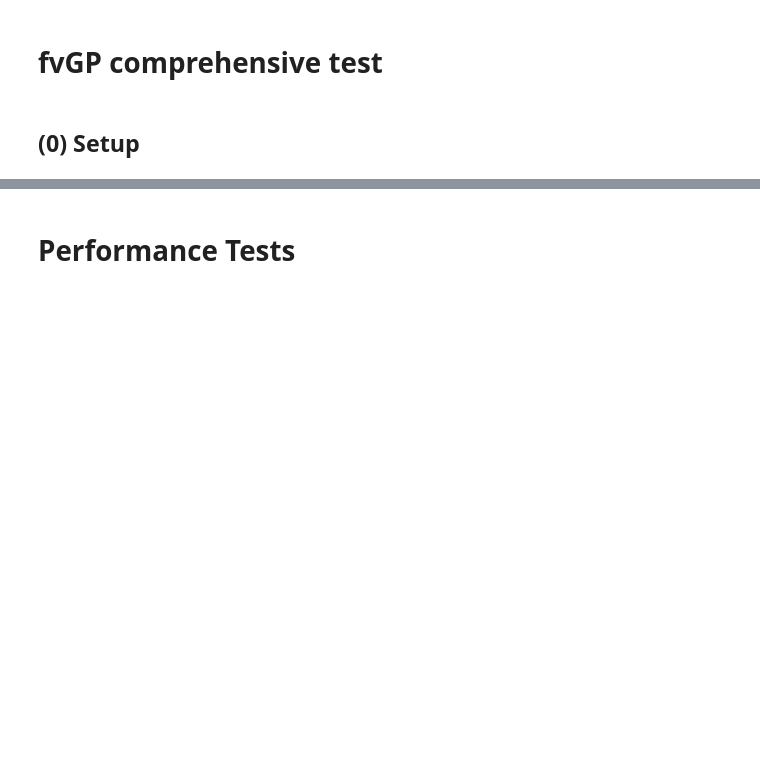
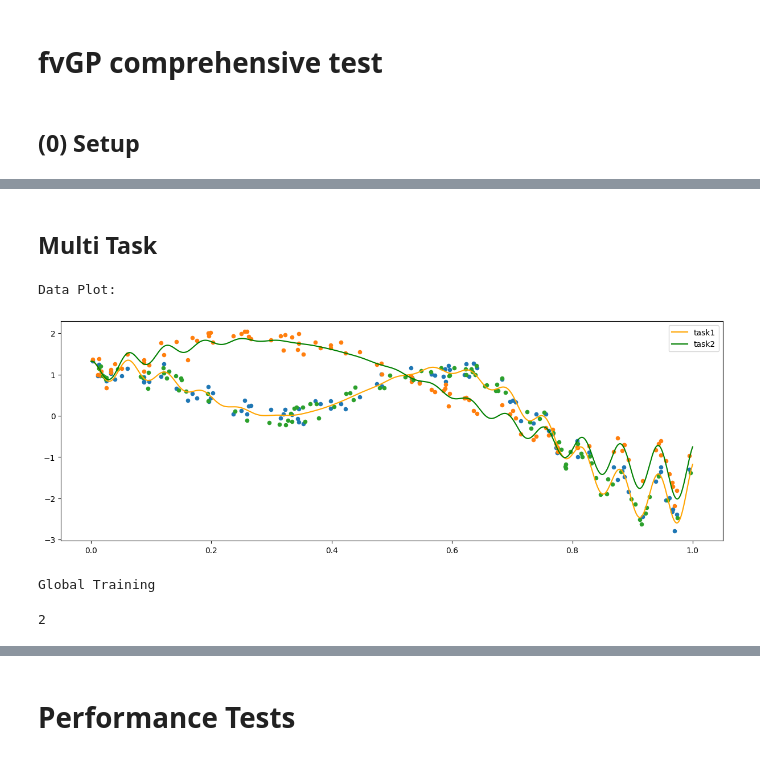
Before and after one commit to lbl-camera/fvGP, a Jupyter notebook: examples/ComprehensiveTest.ipynb, the cells around one changed output, grey strips where cells are left out. Cells and saved outputs as stored; diff of their text form; code cells hidden in the pictures; blank space fills up the shorter version.

```diff
--- a/examples/ComprehensiveTest.ipynb
+++ b/examples/ComprehensiveTest.ipynb
@@ -100,7 +104,7 @@ analytical      :  [ -0.92787586 -28.06010101 -89.44595469   0.30414188]
 # %%
-my_gp1.train(np.array([[0.001,10.],[0.001,10.]]), method='hgdl')
+my_gp1.train(hps_bounds, method='hgdl')
 # %%
-opt_obj = my_gp1.train_async(np.array([[0.001,10.],[0.001,10.]]))
+opt_obj = my_gp1.train_async(hps_bounds)
 # %%
 my_gp1.update_hyperparameters(opt_obj)
 for entry in opt_obj.optima.list:
@@ -126,3 +133,68 @@ print("error: ", np.sum(f1(x)-mean1)**2 / len(mean1))
 # %%
 my_gp1.stop_training(opt_obj)
 my_gp1.kill_training(opt_obj)
+# %% [markdown]
+## Multi Task
+# %%
+from fvgp.fvgp import fvGP
+
+x = np.linspace(0,1,1000)
+def f1(x):
+    return np.sin(5. * x) + np.cos(10. * x) + (2.* (x-0.4)**2) * np.cos(100. * x)
+
+def f2(x):
+    return np.sin(5. * x) + np.cos(2. * x) + (2.* (x-0.4)**2) * np.cos(100. * x)
+
+x_data = np.random.rand(100)
+y_data = np.empty((len(x_data),2))
+y_data[:,0] = f1(x_data) + (np.random.rand(len(x_data))-0.5) * 0.5
+y_data[:,1] = f2(x_data) + (np.random.rand(len(x_data))-0.5) * 0.5
+plt.figure(figsize = (15,5))
+plt.plot(x,f1(x), color = 'orange', label = 'task1')
+plt.plot(x,f2(x), color = 'green',  label = 'task2')
+plt.legend()
+plt.scatter(x_data,y_data[:,0], s = 20)
+plt.scatter(x_data,y_data[:,1], s = 20)
+
+my_gp2 = fvGP(1, 1, 2, x_data,y_data,np.ones((4)),
+            noise_variances=None,
+            compute_device='cpu',
+            gp_kernel_function=None,
+            gp_kernel_function_grad=None,
+            gp_mean_function=meanf,
+            gp_mean_function_grad=None,
+            gp_noise_function=None,
+            normalize_y=False,
+            sparse_mode=False,
+            store_inv=True,
+            ram_economy=False,
+            args=None,
+            )
+
+
+print("Data Plot:")
+plt.scatter(my_gp1.x_data,my_gp1.y_data, s = 20)
+plt.show()
+x_pred = np.linspace(0,1,1000)
+
+
+hps_bounds = np.array([[0.001,10.],[0.001,10.],[0.001,10.],[0.001,10.]])
+
+#my_gp1.update_gp_data(x_data, y_data)
+print("Global Training")
+my_gp2.train(my_gp2.hps_bounds, method='global')
+#print("hps: ", my_gp1.get_hyperparameters())
+#print("Local Training")
+#my_gp1.train(hps_bounds, method='local')
+#print(my_gp1.get_hyperparameters())
+#print("MCMC Training")
+#my_gp1.train(hps_bounds, method='mcmc', max_iter=1000)
+#print(my_gp1.get_hyperparameters())
+# %% [output]
+Data Plot:
+[figure, added]
+Global Training
+# %%
+my_gp2.input_space_dim
+# %% [output]
+2
```
Also changed, not shown: parts of 9 cells of this notebook, 6 other files.
